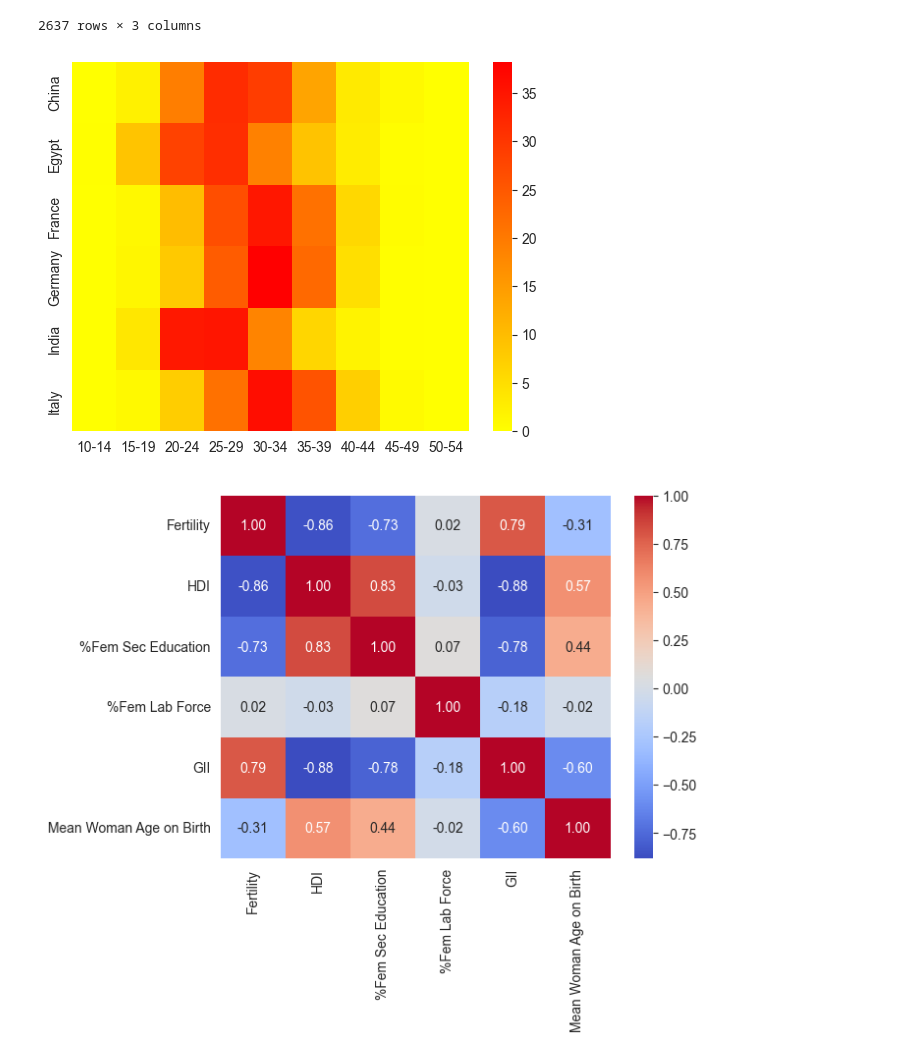
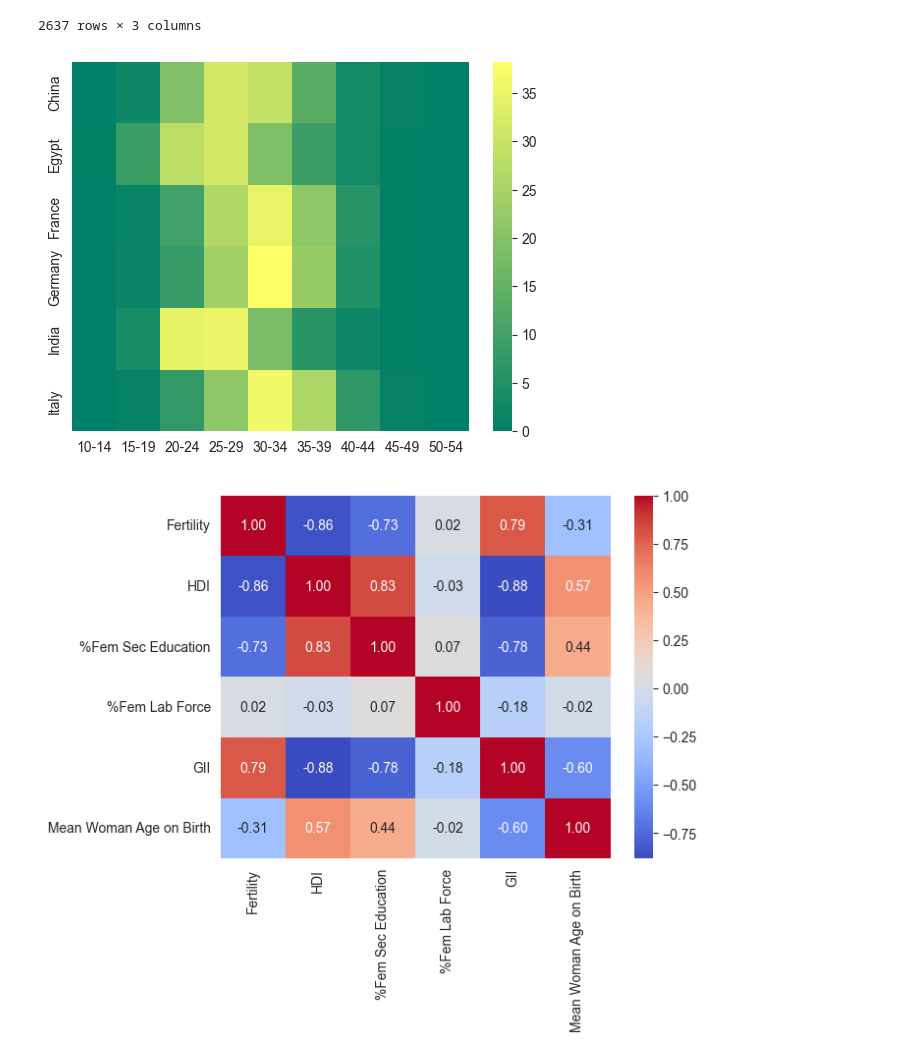
Before and after one commit to ByZeroMatt/SciVis_Project_2024, a Jupyter notebook: src/main/main.ipynb, the cells around one changed output. Drawn from its saved outputs; the diff is of its cells as text; code cells hidden in the pictures.

Commit message:
Modificata heatmap

```diff
--- a/src/main/main.ipynb
+++ b/src/main/main.ipynb
@@ -733,20 +733,20 @@ See the caveats in the documentation: https://pandas.pydata.org/pandas-docs/stab
 # %%
 mod_mother_age_groups = (
     mother_age_groups_23[(mother_age_groups_23['Region, subregion, country or area *'] == 'Italy') | (mother_age_groups_23['Region, subregion, country or area *'] == 'Egypt') | (mother_age_groups_23['Region, subregion, country or area *'] == 'China') | (mother_age_groups_23['Region, subregion, country or area *'] == 'India') | (mother_age_groups_23['Region, subregion, country or area *'] == 'France') | (mother_age_groups_23['Region, subregion, country or area *'] == 'Germany')]
     .pivot(index='Region, subregion, country or area *', columns='Age', values='Value')
 )
 
 ax = sns.heatmap(
     data=mod_mother_age_groups,
-    cmap='autumn_r'
+    cmap='summer'
 )
 
 ax.set(xlabel=None)
 ax.set(ylabel=None)
 
 plt.show()
 # %% [output]
-[figure, old version]
+[figure, new version]
 # %%
 df1 = fertility_ds
 df1 = df1.rename(columns={'Country or Area': 'Country'})
```
